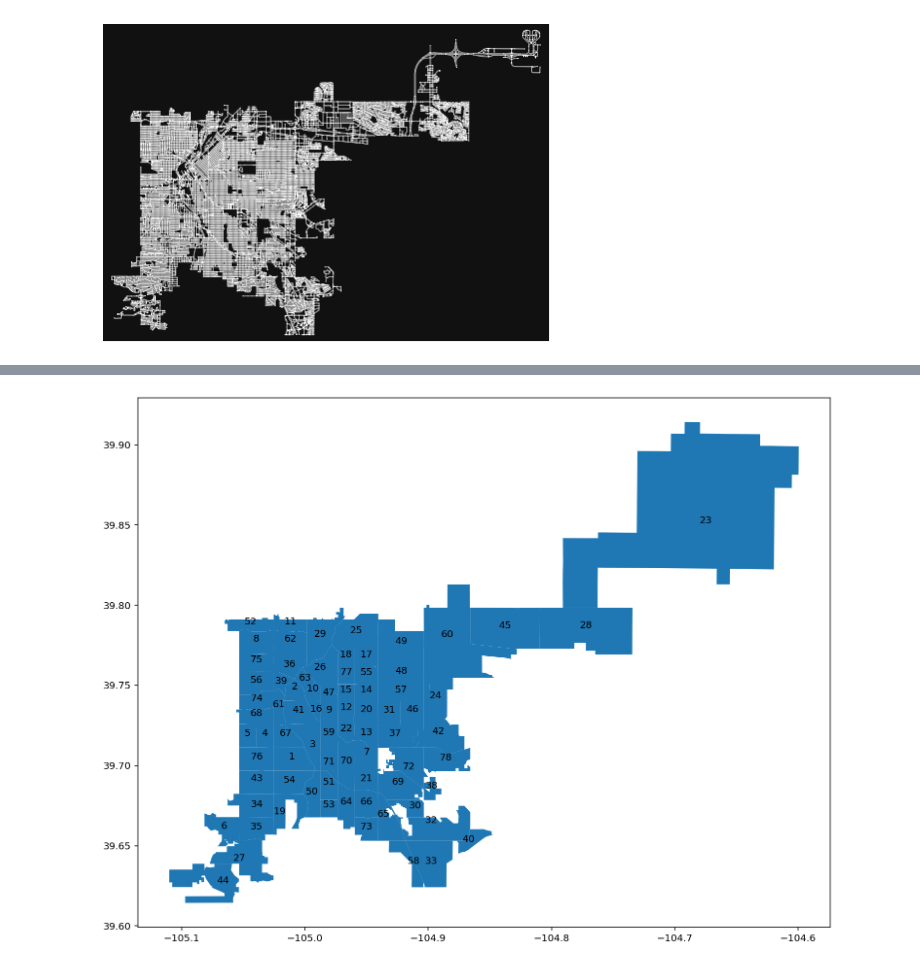
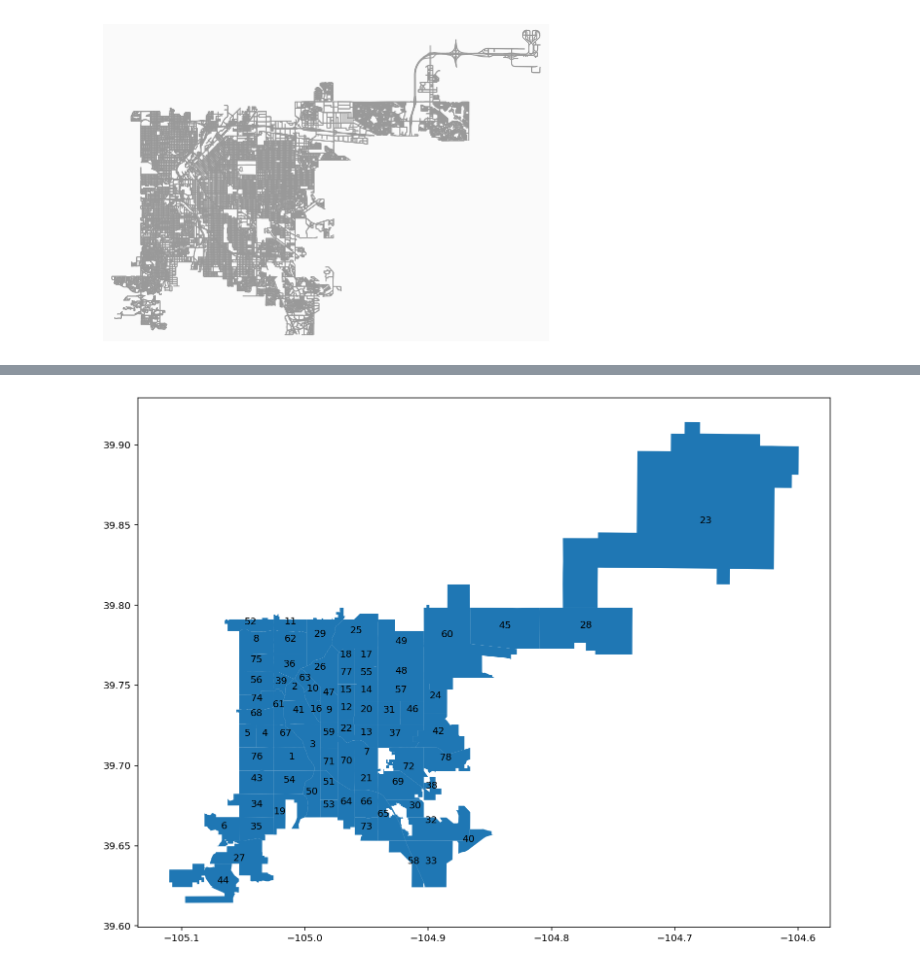
Before and after one commit to schmidmt/Finding-Optional-Shared-Streets, a Jupyter notebook: notebooks/DenverMap.ipynb, the cells around one changed output, grey strips where cells are left out. Saved outputs shown, nothing was run; the diff lists cells and outputs as text; code cells hidden in the pictures.

```diff
--- a/notebooks/DenverMap.ipynb
+++ b/notebooks/DenverMap.ipynb
@@ -24,6 +24,6 @@ from util import *
 ox.config(use_cache=True)
 # %%
 G = ox.graph_from_place("Denver, Colorado, USA", network_type="drive")
-fig, ax = ox.plot_graph(G, node_size=1)
+fig, ax = ox.plot_graph(G, node_size=0, bgcolor="#fafafa")
 # %% [output]
-[figure, old version]
+[figure, new version]
```
Also changed, not shown: parts of 6 cells of this notebook, 4 other files.
